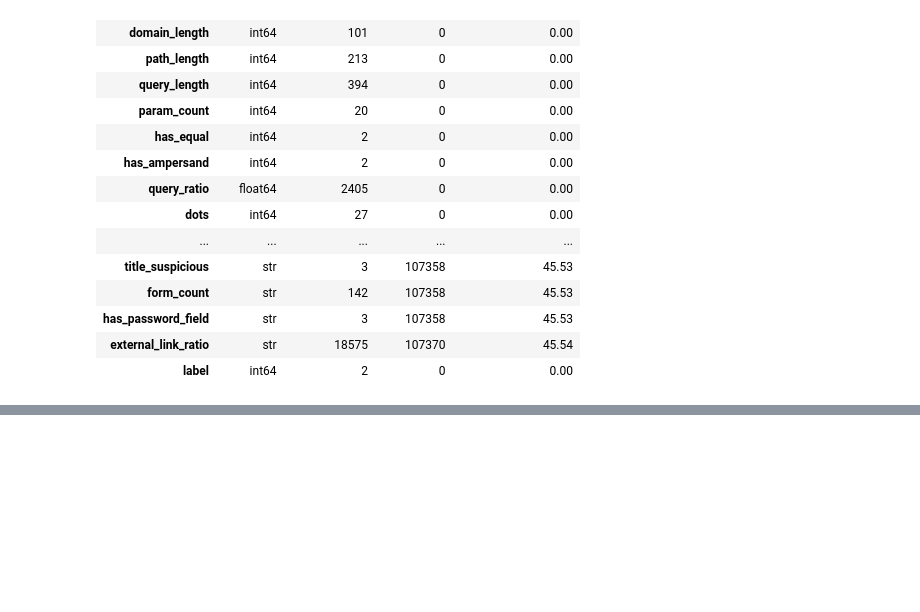
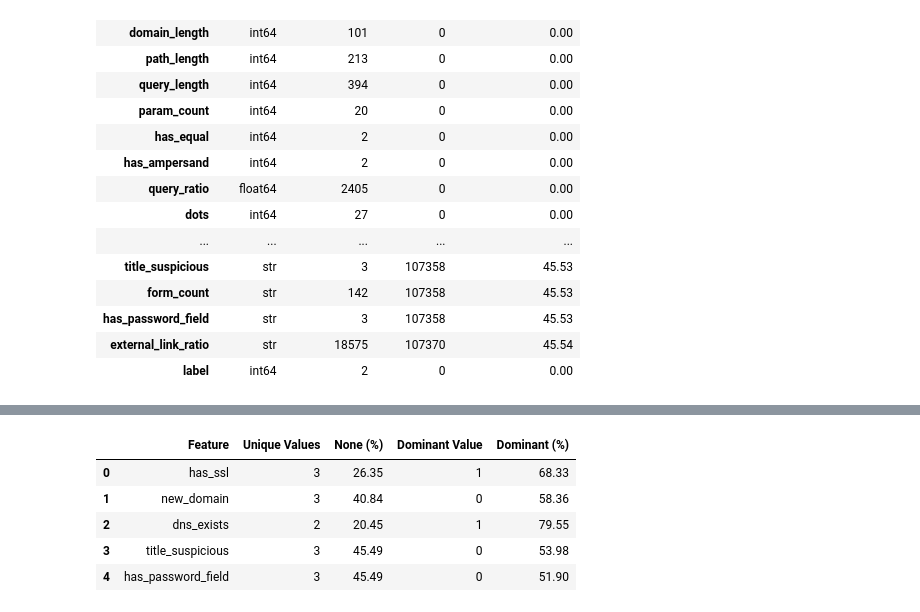
Before and after one commit to ajay-nagpal/Phishing-URL-detector, a Jupyter notebook: phishing_url_detector.ipynb, the cells around one changed output, grey strips where cells are left out. Saved outputs shown, nothing was run; the diff lists cells and outputs as text; code cells hidden in the pictures; blank space fills up the shorter version.

```diff
--- a/phishing_url_detector.ipynb
+++ b/phishing_url_detector.ipynb
@@ -869,0 +1073,39 @@ feature_summary
+# %%
+# Analyse categorical features containing "None".
+
+categorical_analysis = []
+
+for feature in categorical_none_features:
+
+    # Count each unique value.
+    value_counts = df[feature].value_counts(dropna=False)
+
+    # Calculate percentage distribution.
+    value_percentages = (
+        df[feature]
+        .value_counts(normalize=True, dropna=False)
+        * 100
+    ).round(2)
+
+    # Identify the dominant value.
+    dominant_value = value_counts.idxmax()
+    dominant_percentage = value_percentages.max()
+
+    categorical_analysis.append({
+        "Feature": feature,
+        "Unique Values": df[feature].nunique(),
+        "None (%)": round((df[feature] == "None").mean() * 100, 2),
+        "Dominant Value": dominant_value,
+        "Dominant (%)": dominant_percentage
+    })
+
+categorical_analysis = pd.DataFrame(categorical_analysis)
+
+categorical_analysis
+# %% [output]
+|  | Feature | Unique Values | None (%) | Dominant Value | Dominant (%) |
+| 0 | has_ssl | 3 | 26.35 | 1 | 68.33 |
+| 1 | new_domain | 3 | 40.84 | 0 | 58.36 |
+| 2 | dns_exists | 2 | 20.45 | 1 | 79.55 |
+| 3 | title_suspicious | 3 | 45.49 | 0 | 53.98 |
+| 4 | has_password_field | 3 | 45.49 | 0 | 51.90 |
```
Also changed, not shown: parts of 24 cells of this notebook.
